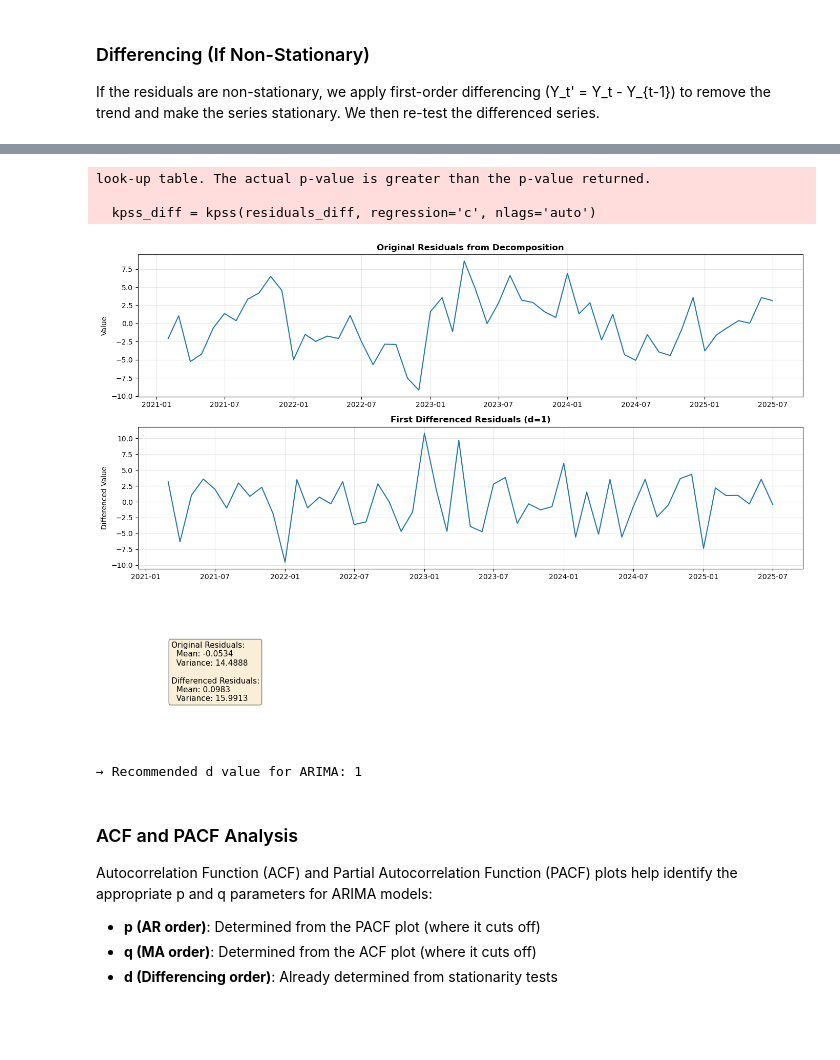
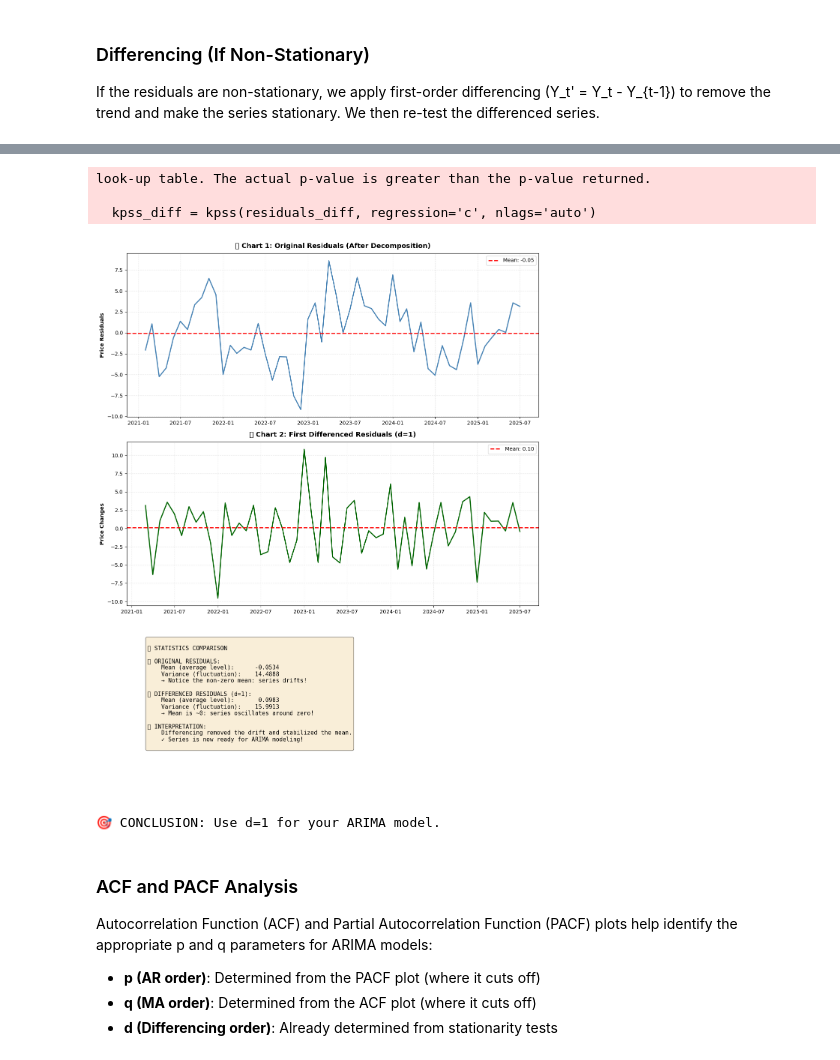
Before and after one commit to Wanyiri9dave/FoodPrice-Stabilty-Predictive-Analytics, a Jupyter notebook: index.ipynb, the cells around one changed output, grey strips where cells are left out. Drawn from its saved outputs; the diff is of its cells as text; code cells hidden in the pictures; blank space fills up the shorter version.

```diff
--- a/index.ipynb
+++ b/index.ipynb
@@ -372,7 +372,7 @@ food_df['date'] = food_df['date'].dt.to_period('M').dt.to_timestamp()
 
 # 2. Group by Date, County (admin2), and Commodity
 # We aggregate the 'price' by mean
-food_df = food_df.groupby(['date', 'admin2', 'commodity', 'pricetype']).agg({
+food_df = food_df.groupby(['date', 'admin2', 'commodity', 'pricetype','unit']).agg({
     'price': 'mean'
 }).reset_index()
 # %%
@@ -386,3 +424,4 @@ food_df['admin2'] = food_df['admin2'].replace(food_district_to_county)
 # %%
+food_df = df_retail.copy()
 food_df.head()
 # %% [output]
@@ -1516,18 +1574,15 @@ look-up table. The actual p-value is greater than the p-value returned.
 
 If the residuals are non-stationary, we apply first-order differencing (Y_t' = Y_t - Y_{t-1}) to remove the trend and make the series stationary. We then re-test the differenced series.
 # %%
+import matplotlib.pyplot as plt
+
 # 📊 STEP 2: Apply differencing to make the series stationary
 # Differencing = taking the difference between consecutive values (Y_t - Y_{t-1})
-# This removes trends and makes the series stationary
 residuals_diff = residuals.diff().dropna()
 
 print("\n" + "=" * 60)
 print("\n🔄 APPLYING DIFFERENCING (d=1)")
 print("─" * 60)
-print("\n📖 What is differencing?")
-print("   Instead of using prices [100, 105, 110, 115]")
-print("   We use changes [5, 5, 5] (each price minus previous)")
-print("   This removes trends and stabilizes the mean.\n")
 
 # Test the first differenced series
 adf_diff = adfuller(residuals_diff, autolag='AIC')
@@ -1554,17 +1609,23 @@ else:
 
 # KPSS Test as confirmation
 kpss_diff = kpss(residuals_diff, regression='c', nlags='auto')
-print(f"\n📌 KPSS Confirmation Test:")
+print(f"\n📌 KPSS Confirmation Test (d=1):")
 print(f"   • KPSS Statistic: {kpss_diff[0]:.6f}")
 print(f"   • P-value: {kpss_diff[1]:.6f}")
 
-# Visualize the effect of differencing to make it clear
+if kpss_diff[1] >= 0.05:
     print("   ✅ KPSS also confirms: Series is STATIONARY")
 else:
+    print("   ⚠️  KPSS still shows some non-stationarity, but ADF is passed.")
+
+# ============================================================================
+# VISUALIZATION
+# ============================================================================
+fig, axes = plt.subplots(3, 1, figsize=(12, 15))
+
 # Chart 1: Original residuals
 axes[0].plot(residuals, linewidth=2, color='steelblue')
-axes[0].set_title('📊 Chart 1: Original Residuals (After Decomposition)',
-                  fontsize=13, fontweight='bold', pad=10)
+axes[0].set_title('📊 Chart 1: Original Residuals (After Decomposition)', fontsize=13, fontweight='bold', pad=10)
 axes[0].set_ylabel('Price Residuals', fontweight='bold')
 axes[0].grid(True, alpha=0.3, linestyle='--')
 axes[0].axhline(y=residuals.mean(), color='red', linestyle='--', linewidth=2, label=f'Mean: {residuals.mean():.2f}')
@@ -1572,45 +1633,37 @@ axes[0].legend()
 
 # Chart 2: First differenced residuals
 axes[1].plot(residuals_diff, linewidth=2, color='darkgreen')
-axes[1].set_title('📊 Chart 2: First Differenced Residuals (d=1)',
-                  fontsize=13, fontweight='bold', pad=10)
+axes[1].set_title('📊 Chart 2: First Differenced Residuals (d=1)', fontsize=13, fontweight='bold', pad=10)
 axes[1].set_ylabel('Price Changes', fontweight='bold')
 axes[1].grid(True, alpha=0.3, linestyle='--')
 axes[1].axhline(y=residuals_diff.mean(), color='red', linestyle='--', linewidth=2, label=f'Mean: {residuals_diff.mean():.2f}')
 axes[1].legend()
 
-# Chart 3: Statistics comparison
+# Chart 3: Statistics comparison (Text Box)
+axes[2].axis('off')
 stats_text = f"""
 📈 STATISTICS COMPARISON
-    bbox=dict(boxstyle='round', facecolor='wheat', alpha=0.5))
+
 🔵 ORIGINAL RESIDUALS:
+    Mean (average level):     {residuals.mean():>8.4f}
+    Variance (fluctuation):   {residuals.var():>8.4f}
+    → Notice the non-zero mean: series drifts!
 
-    Mean (average level):     {residuals.mean():>8.4f}
-print(f"\n🎯 CONCLUSION: Use d={d_value} (differencing order) for ARIMA model")
+🟢 DIFFERENCED RESIDUALS (d=1):
+    Mean (average level):     {residuals_diff.mean():>8.4f}
+    Variance (fluctuation):   {residuals_diff.var():>8.4f}
+    → Mean is ~0: series oscillates around zero!
 
-    Variance (fluctuation):   {residuals.var():>8.4f}
-plt.tight_layout()
-
-    → Notice the non-zero mean: series drifts!
-plt.show()plt.show()
-
+💡 INTERPRETATION:
+    Differencing removed the drift and stabilized the mean.
+    ✓ Series is now ready for ARIMA modeling!
+"""
+axes[2].text(0.05, 0.95, stats_text, transform=axes[2].transAxes, fontsize=11,
+             verticalalignment='top', fontfamily='monospace',
+             bbox=dict(boxstyle='round', facecolor='wheat', alpha=0.5))
 
 plt.tight_layout()
+plt.show()
 
-🟢 DIFFERENCED RESIDUALS (d=1):
-print(f"\n→ Recommended d value for ARIMA: {d_value}")
-
-    Mean (average level):     {residuals_diff.mean():>8.4f}axes[2].axis('off')
-
-    Variance (fluctuation):   {residuals_diff.var():>8.4f}    bbox=dict(boxstyle='round', facecolor='lightyellow', alpha=0.8, edgecolor='black', linewidth=2))
-
-    → Mean is ~0: series oscillates around zero!    fontfamily='monospace',
-
-    transform=axes[2].transAxes, fontsize=11, verticalalignment='top',
-
-💡 INTERPRETATION:axes[2].text(0.05, 0.95, stats_text,
-
-    Differencing removed the drift and stabilized the mean.
-
-    ✓ Series is now ready for ARIMA modeling!"""
+print(f"\n🎯 CONCLUSION: Use d={d_value} for your ARIMA model.")
 # %% [output]
@@ -1630,8 +1684,8 @@ P-value:          0.100000
 look-up table. The actual p-value is greater than the p-value returned.
 
   kpss_diff = kpss(residuals_diff, regression='c', nlags='auto')
-[figure, old version]
+[figure, new version]
-→ Recommended d value for ARIMA: 1
+🎯 CONCLUSION: Use d=1 for your ARIMA model.
 # %% [markdown]
 ### ACF and PACF Analysis
 
```
Also changed, not shown: parts of 33 cells of this notebook.
